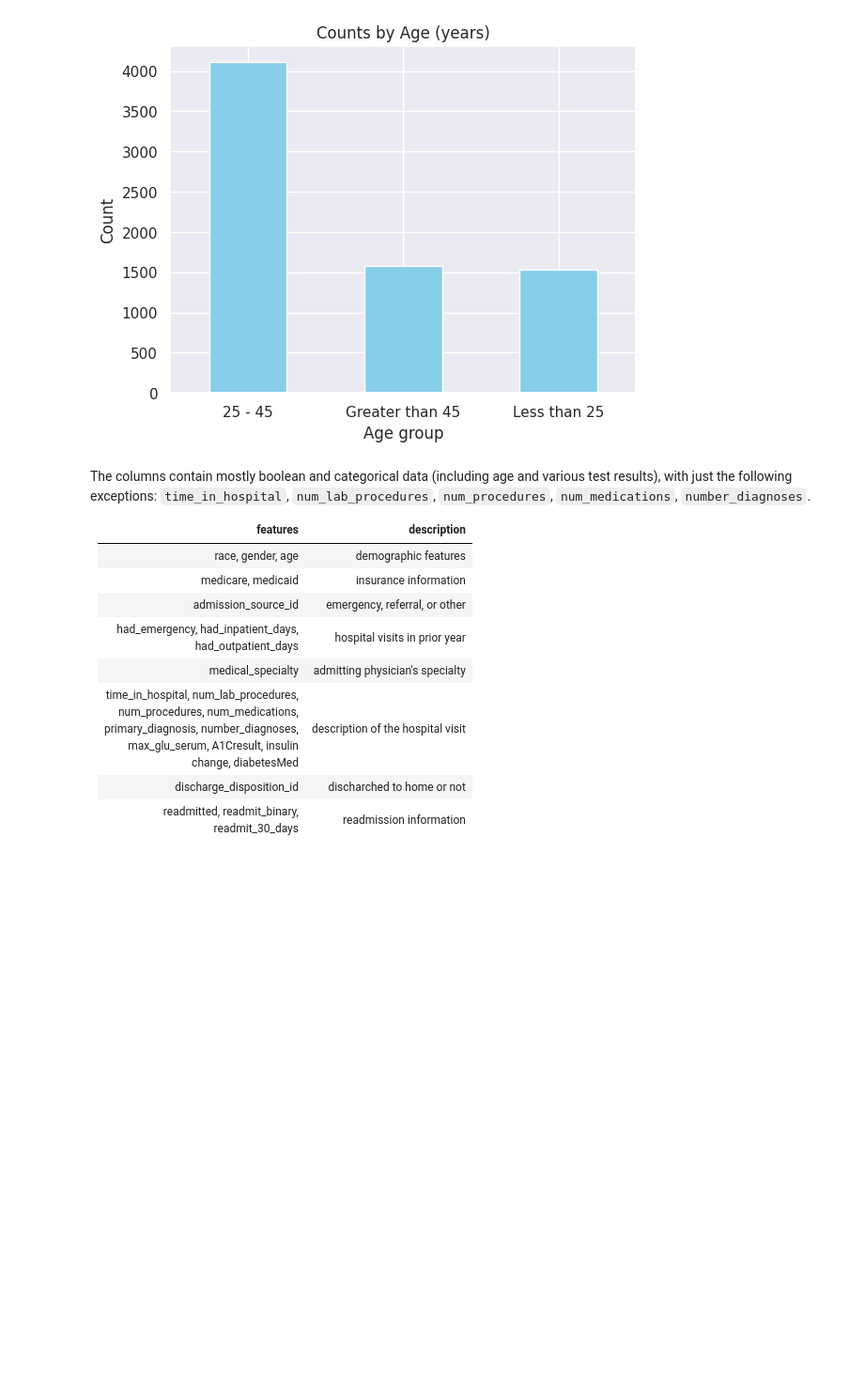
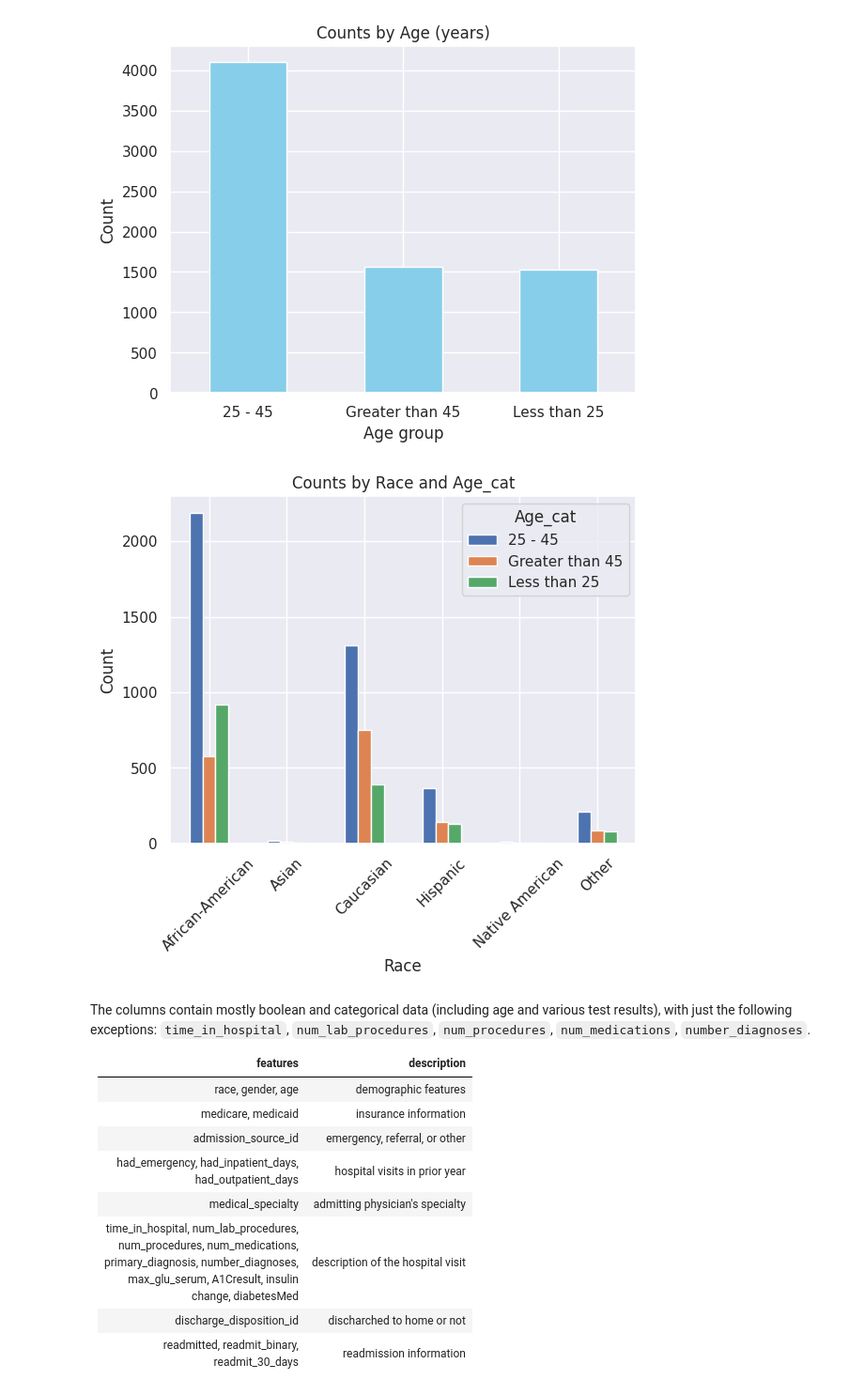
Before and after one commit to nokks/Fairness, a Jupyter notebook: 2021_scipy_tutorial/fairness-in-AI-systems-student.ipynb, the cells around one changed output. Shown at 94% size. Drawn from its saved outputs; the diff is of its cells as text; code cells hidden in the pictures; blank space fills up the shorter version.

```diff
--- a/2021_scipy_tutorial/fairness-in-AI-systems-student.ipynb
+++ b/2021_scipy_tutorial/fairness-in-AI-systems-student.ipynb
@@ -256,2 +255,2 @@ df.head()
 # %%
-df = df.drop(['id', 'type_of_assessment', 'v_type_of_assessment', 'c_jail_in', 'c_jail_out', 'g_priors_count', 'days_b_screening_arrest', 'c_charge_desc'], axis=1)
+# df = df.drop(['id', 'type_of_assessment', 'v_type_of_assessment', 'c_jail_in', 'c_jail_out', 'g_priors_count', 'days_b_screening_arrest', 'c_charge_desc'], axis=1)
@@ -300,6 +300,9 @@ event                   int64
 two_year_recid          int64
 dtype: object
 # %%
-categorical_columns = df.select_dtypes(include=['object']).columns
-print(categorical_columns)
+categorical_features = df.select_dtypes(include=['object']).columns
+print(categorical_features)
+
+for col in categorical_features:
+  df[col] =df[col].astype('category')
 # %% [output]
@@ -308,0 +330,4 @@ Index(['sex', 'age_cat', 'race', 'c_charge_degree', 'score_text',
+# %%
+# df.fillna(0, inplace=True) # handle NaN values
+for col in df.select_dtypes(include=['float64']).columns:
+  df[col] = df[col].astype('int64')
@@ -331,4 +382,5 @@ dtype: int64
 # %%
 # remove rows with missing value in column with missing values, c_days_from_compas
 df_cleaned = df.dropna(subset=['c_days_from_compas'])
+df = df_cleaned
 # %%
@@ -395,6 +450,23 @@ plt.xticks(rotation=0)
 plt.show()
 # %% [output]
 [figure]
+# %%
+# Group by race and age_cat, and count occurrences in each group
+race_age_cat_count = df.groupby(['race', 'age_cat']).size().reset_index(name='count')
+
+# Pivot the DataFrame to make plotting easier
+pivot_df = race_age_cat_count.pivot(index='race', columns='age_cat', values='count')
+
+# Plotting
+pivot_df.plot(kind='bar', stacked=False)
+plt.title('Counts by Race and Age_cat')
+plt.xlabel('Race')
+plt.ylabel('Count')
+plt.xticks(rotation=45)
+plt.legend(title='Age_cat')
+plt.show()
+# %% [output]
+[figure, added]
 # %% [markdown]
 The columns contain mostly boolean and categorical data (including age and various test results), with just the following exceptions: `time_in_hospital`, `num_lab_procedures`, `num_procedures`, `num_medications`, `number_diagnoses`.
 
```
Also changed, not shown: parts of 44 cells of this notebook.
